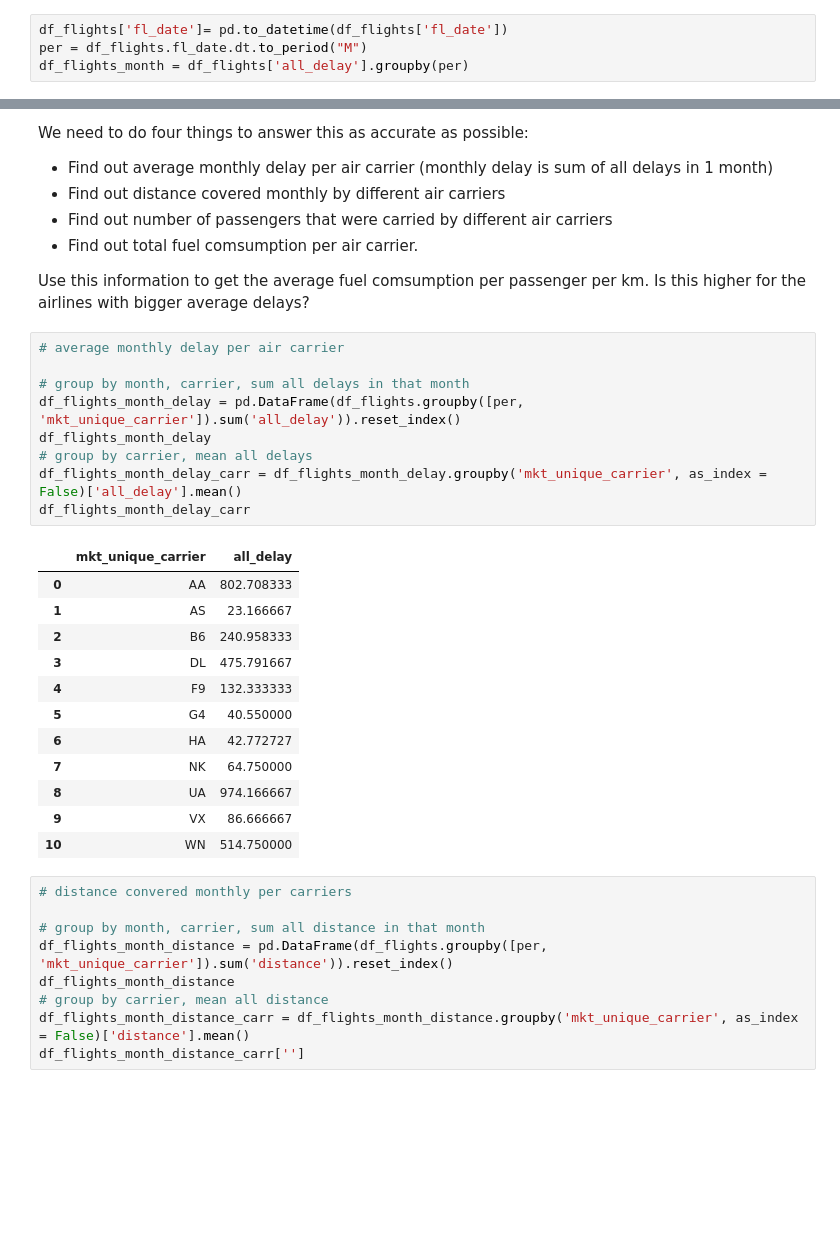
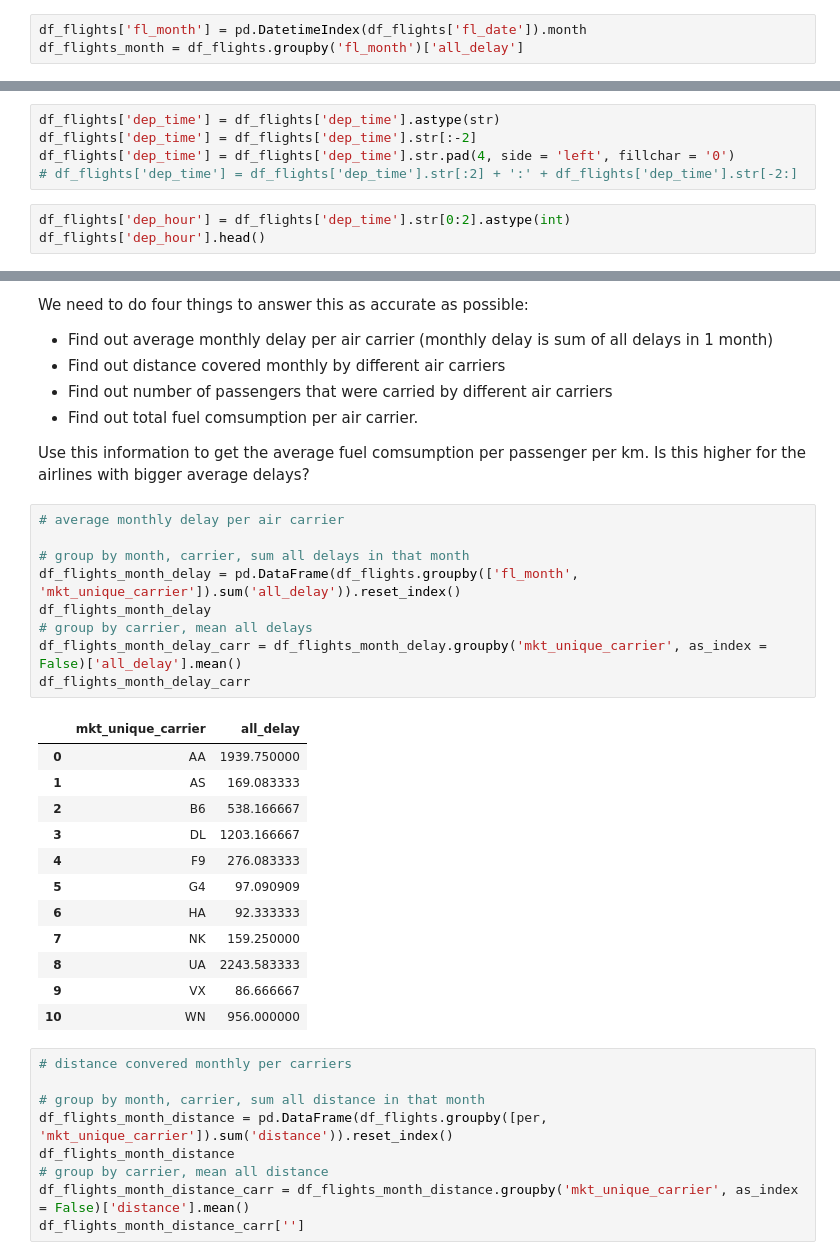
Before and after one commit to jamesjhjung/Flight_Delay_Project, a Jupyter notebook: exploratory_analysis_james.ipynb, the cells around one changed output, grey strips where cells are left out. Cells and saved outputs as stored; diff of their text form; blank space fills up the shorter version.

```diff
--- a/exploratory_analysis_james.ipynb
+++ b/exploratory_analysis_james.ipynb
@@ -67,6 +80,5 @@ df_flights['all_delay'].hist()
 # %% [markdown]
 #### **Task 2**: Is average/median monthly delay different during the year? If yes, which are months with the biggest delays and what could be the reason?
 # %%
-df_flights['fl_date']= pd.to_datetime(df_flights['fl_date'])
-per = df_flights.fl_date.dt.to_period("M")
-df_flights_month = df_flights['all_delay'].groupby(per)
+df_flights['fl_month'] = pd.DatetimeIndex(df_flights['fl_date']).month
+df_flights_month = df_flights.groupby('fl_month')['all_delay']
@@ -114,0 +136,8 @@ Test the hypothesis that these 4 delays are from the same distribution. If they
+# %%
+df_flights['dep_time'] = df_flights['dep_time'].astype(str)
+df_flights['dep_time'] = df_flights['dep_time'].str[:-2]
+df_flights['dep_time'] = df_flights['dep_time'].str.pad(4, side = 'left', fillchar = '0')
+# df_flights['dep_time'] = df_flights['dep_time'].str[:2] + ':' + df_flights['dep_time'].str[-2:]
+# %%
+df_flights['dep_hour'] = df_flights['dep_time'].str[0:2].astype(int)
+df_flights['dep_hour'].head()
@@ -244,25 +307,25 @@ Use this information to get the average fuel comsumption per passenger per km. I
 # %%
 # average monthly delay per air carrier
 
 # group by month, carrier, sum all delays in that month
-df_flights_month_delay = pd.DataFrame(df_flights.groupby([per, 'mkt_unique_carrier']).sum('all_delay')).reset_index()
+df_flights_month_delay = pd.DataFrame(df_flights.groupby(['fl_month', 'mkt_unique_carrier']).sum('all_delay')).reset_index()
 df_flights_month_delay
 # group by carrier, mean all delays
 df_flights_month_delay_carr = df_flights_month_delay.groupby('mkt_unique_carrier', as_index = False)['all_delay'].mean()
 df_flights_month_delay_carr
 # %% [output]
 |  | mkt_unique_carrier | all_delay |
-| 0 | AA | 802.708333 |
-| 1 | AS | 23.166667 |
-| 2 | B6 | 240.958333 |
-| 3 | DL | 475.791667 |
-| 4 | F9 | 132.333333 |
-| 5 | G4 | 40.550000 |
-| 6 | HA | 42.772727 |
-| 7 | NK | 64.750000 |
-| 8 | UA | 974.166667 |
+| 0 | AA | 1939.750000 |
+| 1 | AS | 169.083333 |
+| 2 | B6 | 538.166667 |
+| 3 | DL | 1203.166667 |
+| 4 | F9 | 276.083333 |
+| 5 | G4 | 97.090909 |
+| 6 | HA | 92.333333 |
+| 7 | NK | 159.250000 |
+| 8 | UA | 2243.583333 |
 | 9 | VX | 86.666667 |
-| 10 | WN | 514.750000 |
+| 10 | WN | 956.000000 |
 # %%
 # distance convered monthly per carriers
 
```
Also changed, not shown: parts of 17 cells of this notebook, 1 other file.
